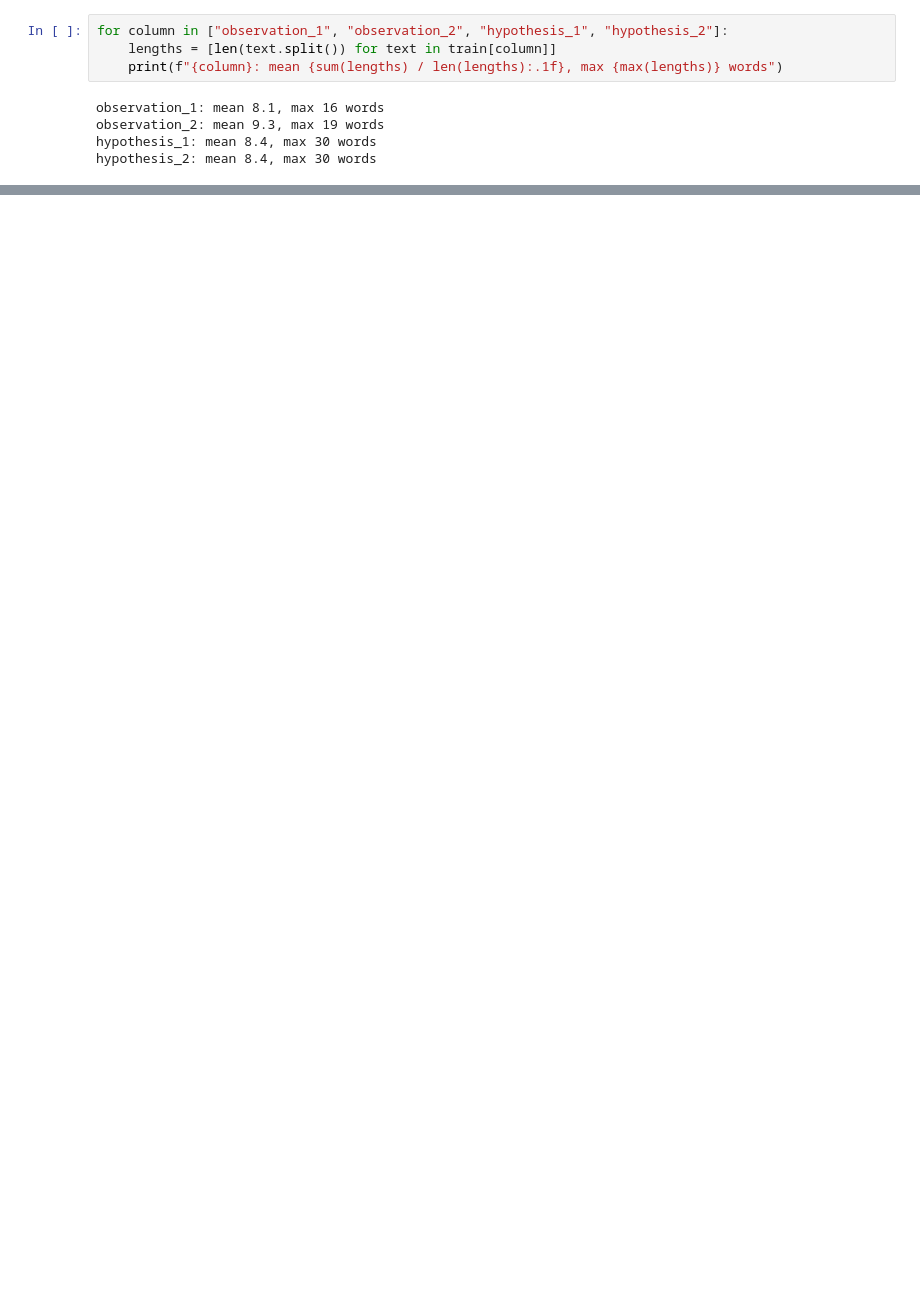
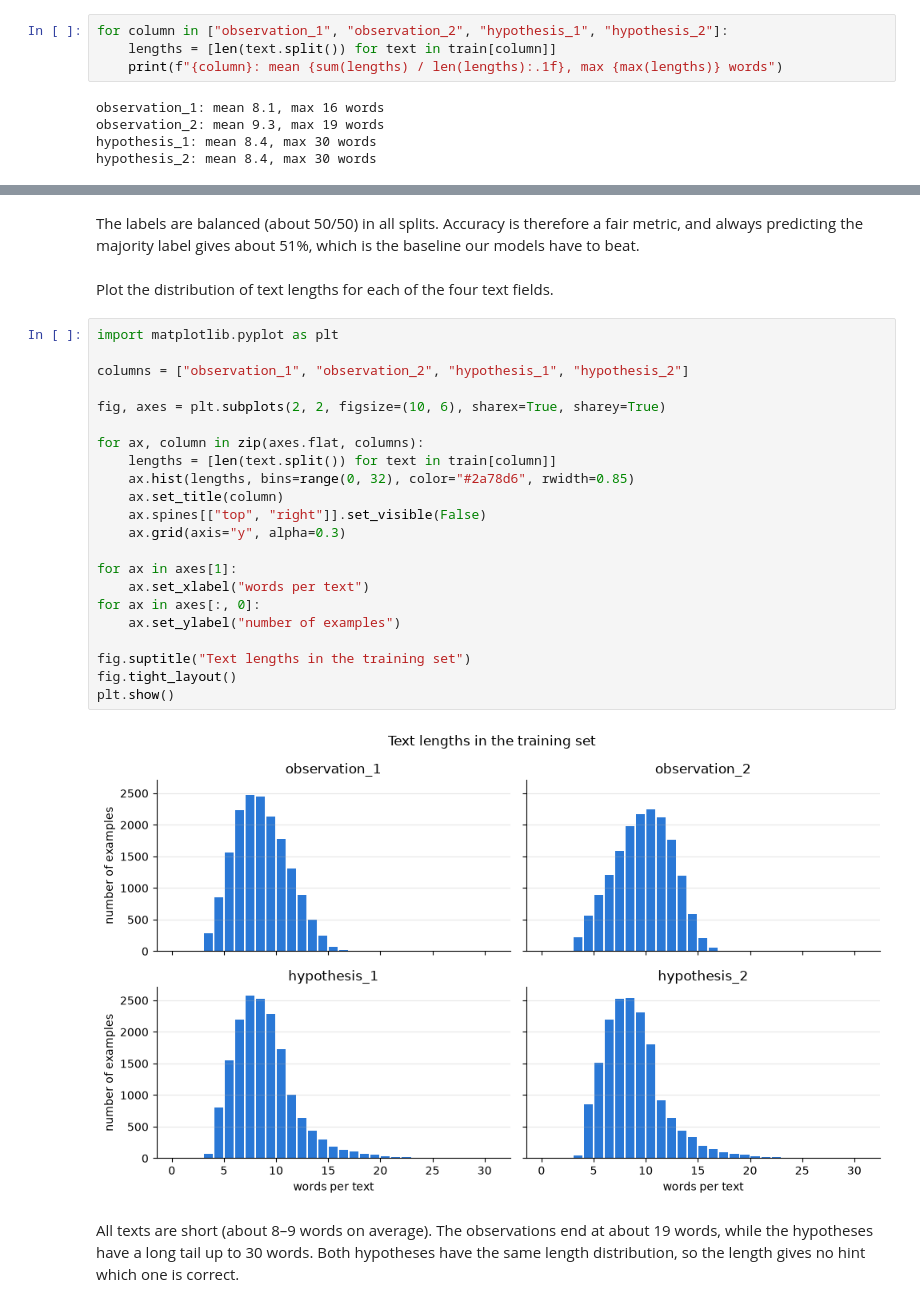
Before and after one commit to mariamicioni/nlp-project1-art, a Jupyter notebook: 01_data_exploration.ipynb, the cells around one changed output, grey strips where cells are left out. Cells and saved outputs as stored; diff of their text form; blank space fills up the shorter version.

```diff
--- a/01_data_exploration.ipynb
+++ b/01_data_exploration.ipynb
@@ -40,0 +44,30 @@ hypothesis_2: mean 8.4, max 30 words
+# %% [markdown]
+The labels are balanced (about 50/50) in all splits. Accuracy is therefore a fair metric, and always predicting the majority label gives about 51%, which is the baseline our models have to beat.
+# %% [markdown]
+Plot the distribution of text lengths for each of the four text fields.
+# %%
+import matplotlib.pyplot as plt
+
+columns = ["observation_1", "observation_2", "hypothesis_1", "hypothesis_2"]
+
+fig, axes = plt.subplots(2, 2, figsize=(10, 6), sharex=True, sharey=True)
+
+for ax, column in zip(axes.flat, columns):
+    lengths = [len(text.split()) for text in train[column]]
+    ax.hist(lengths, bins=range(0, 32), color="#2a78d6", rwidth=0.85)
+    ax.set_title(column)
+    ax.spines[["top", "right"]].set_visible(False)
+    ax.grid(axis="y", alpha=0.3)
+
+for ax in axes[1]:
+    ax.set_xlabel("words per text")
+for ax in axes[:, 0]:
+    ax.set_ylabel("number of examples")
+
+fig.suptitle("Text lengths in the training set")
+fig.tight_layout()
+plt.show()
+# %% [output]
+[figure, added]
+# %% [markdown]
+All texts are short (about 8–9 words on average). The observations end at about 19 words, while the hypotheses have a long tail up to 30 words. Both hypotheses have the same length distribution, so the length gives no hint which one is correct.
```
Also changed, not shown: parts of 6 cells of this notebook.
